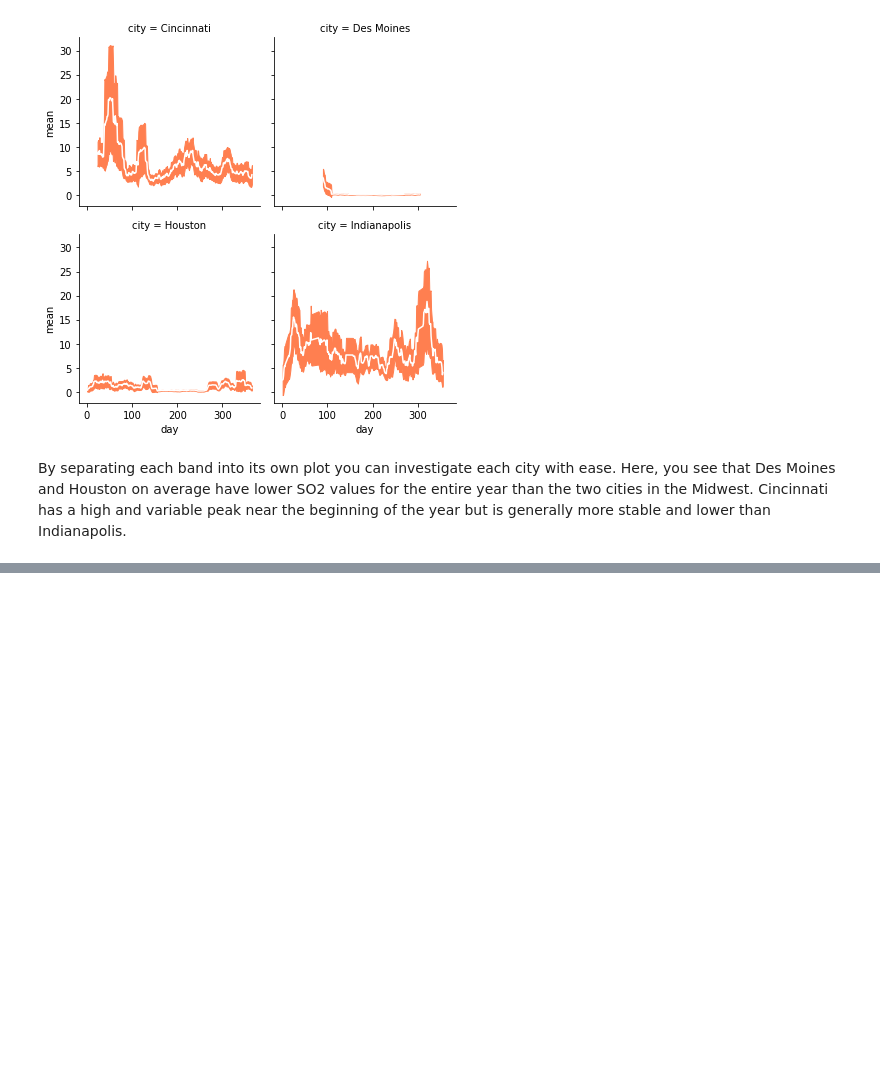
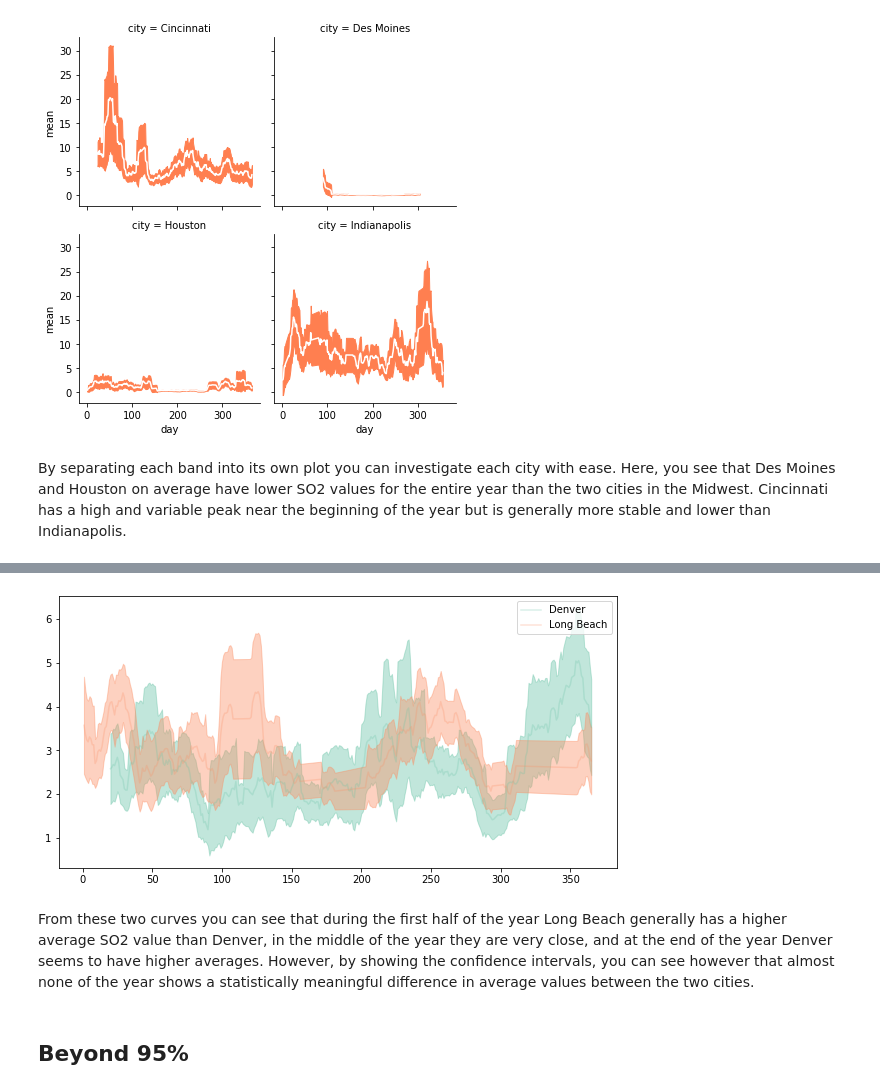
Before and after one commit to goodboychan/datacamp_repo, a Jupyter notebook: Improving.Your Data.Visualizations.in.Python/Showing-uncertainty.ipynb, the cells around one changed output, grey strips where cells are left out. Cells and saved outputs as stored; diff of their text form; code cells hidden in the pictures; blank space fills up the shorter version.

```diff
--- a/Improving.Your Data.Visualizations.in.Python/Showing-uncertainty.ipynb
+++ b/Improving.Your Data.Visualizations.in.Python/Showing-uncertainty.ipynb
@@ -148,0 +150,3 @@ By separating each band into its own plot you can investigate each city with eas
+# %%
+SO2_compare = pd.read_csv('./dataset/SO2_compare.csv', index_col=0)
+SO2_compare.head()
@@ -148,0 +160,18 @@ By separating each band into its own plot you can investigate each city with eas
+# %%
+for city, color in [('Denver', '#66c2a5'), ('Long Beach', '#fc8d62')]:
+    # Filter data to desired city
+    city_data = SO2_compare[SO2_compare.city == city]
+
+    # Set city interval color to desired and lower opacity
+    plt.fill_between(x='day', y1='lower', y2='upper', data=city_data, color=color, alpha=0.4);
+
+    # Draw a faint mean line for reference and give a label for legend
+    plt.plot('day', 'mean', data=city_data, label=city, color=color, alpha=0.25);
+
+plt.legend();
+# %% [output]
+[figure, added]
+# %% [markdown]
+From these two curves you can see that during the first half of the year Long Beach generally has a higher average SO2 value than Denver, in the middle of the year they are very close, and at the end of the year Denver seems to have higher averages. However, by showing the confidence intervals, you can see however that almost none of the year shows a statistically meaningful difference in average values between the two cities.
+# %% [markdown]
+## Beyond 95%
```
Also changed, not shown: parts of 3 cells of this notebook, 1 other file.
